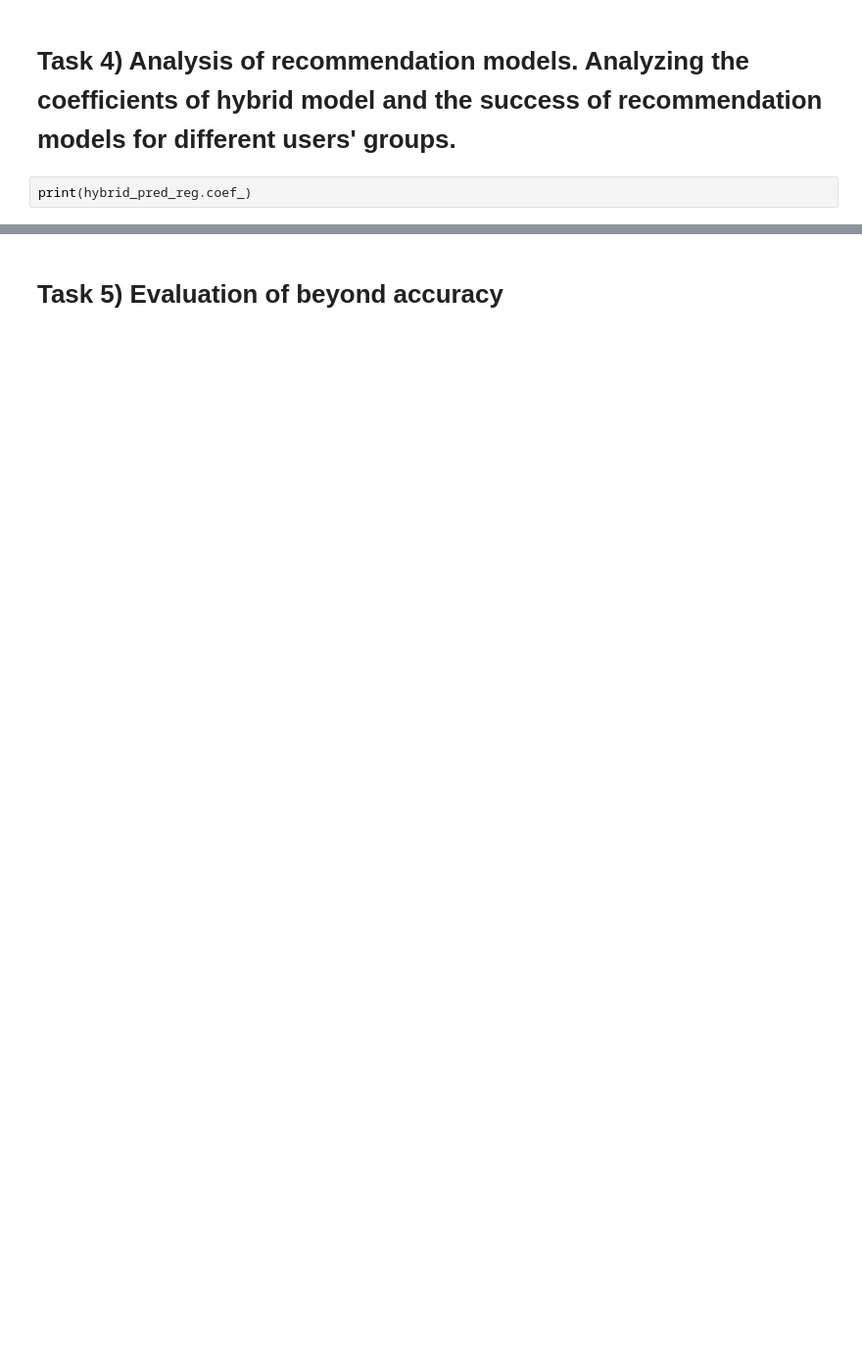
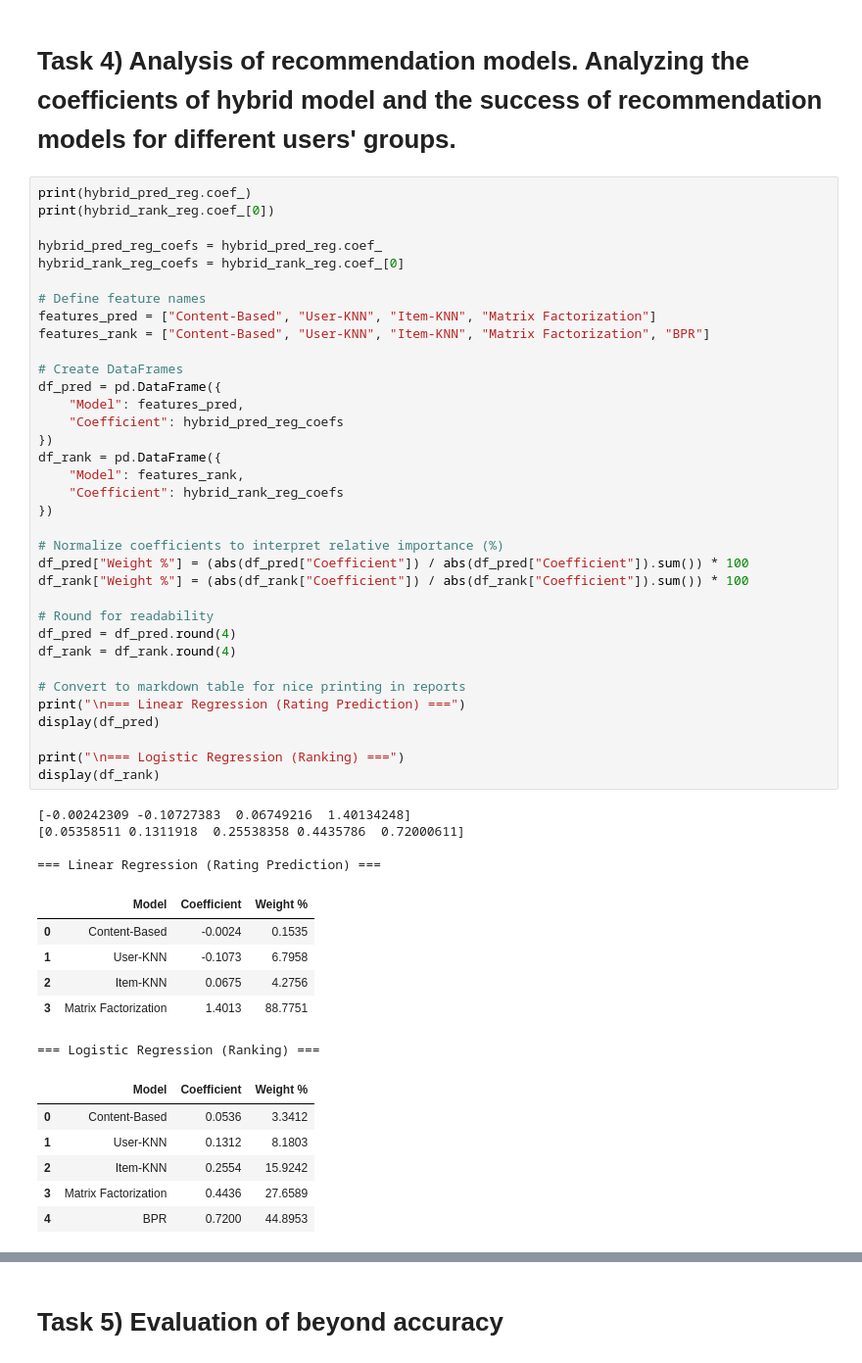
Before and after one commit to tibisabau/rec_sys, a Jupyter notebook: 18.ipynb, the cells around one changed output, grey strips where cells are left out. Shown at 98% size. Saved outputs shown, nothing was run; the diff lists cells and outputs as text; blank space fills up the shorter version.

```diff
--- a/18.ipynb
+++ b/18.ipynb
@@ -2768,3 +2772,53 @@ plt.show()
 # Task 4) Analysis of recommendation models. Analyzing the coefficients of hybrid model and the success of recommendation models for different users' groups.
 # %%
 print(hybrid_pred_reg.coef_)
+print(hybrid_rank_reg.coef_[0])
+
+hybrid_pred_reg_coefs = hybrid_pred_reg.coef_
+hybrid_rank_reg_coefs = hybrid_rank_reg.coef_[0]
+
+# Define feature names
+features_pred = ["Content-Based", "User-KNN", "Item-KNN", "Matrix Factorization"]
+features_rank = ["Content-Based", "User-KNN", "Item-KNN", "Matrix Factorization", "BPR"]
+
+# Create DataFrames
+df_pred = pd.DataFrame({
+    "Model": features_pred,
+    "Coefficient": hybrid_pred_reg_coefs
+})
+df_rank = pd.DataFrame({
+    "Model": features_rank,
+    "Coefficient": hybrid_rank_reg_coefs
+})
+
+# Normalize coefficients to interpret relative importance (%)
+df_pred["Weight %"] = (abs(df_pred["Coefficient"]) / abs(df_pred["Coefficient"]).sum()) * 100
+df_rank["Weight %"] = (abs(df_rank["Coefficient"]) / abs(df_rank["Coefficient"]).sum()) * 100
+
+# Round for readability
+df_pred = df_pred.round(4)
+df_rank = df_rank.round(4)
+
+# Convert to markdown table for nice printing in reports
+print("\n=== Linear Regression (Rating Prediction) ===")
+display(df_pred)
+
+print("\n=== Logistic Regression (Ranking) ===")
+display(df_rank)
+# %% [output]
+[-0.00242309 -0.10727383  0.06749216  1.40134248]
+[0.05358511 0.1311918  0.25538358 0.4435786  0.72000611]
+
+=== Linear Regression (Rating Prediction) ===
+|  | Model | Coefficient | Weight % |
+| 0 | Content-Based | -0.0024 | 0.1535 |
+| 1 | User-KNN | -0.1073 | 6.7958 |
+| 2 | Item-KNN | 0.0675 | 4.2756 |
+| 3 | Matrix Factorization | 1.4013 | 88.7751 |
+=== Logistic Regression (Ranking) ===
+|  | Model | Coefficient | Weight % |
+| 0 | Content-Based | 0.0536 | 3.3412 |
+| 1 | User-KNN | 0.1312 | 8.1803 |
+| 2 | Item-KNN | 0.2554 | 15.9242 |
+| 3 | Matrix Factorization | 0.4436 | 27.6589 |
+| 4 | BPR | 0.7200 | 44.8953 |
```
Also changed, not shown: parts of 9 cells of this notebook.
